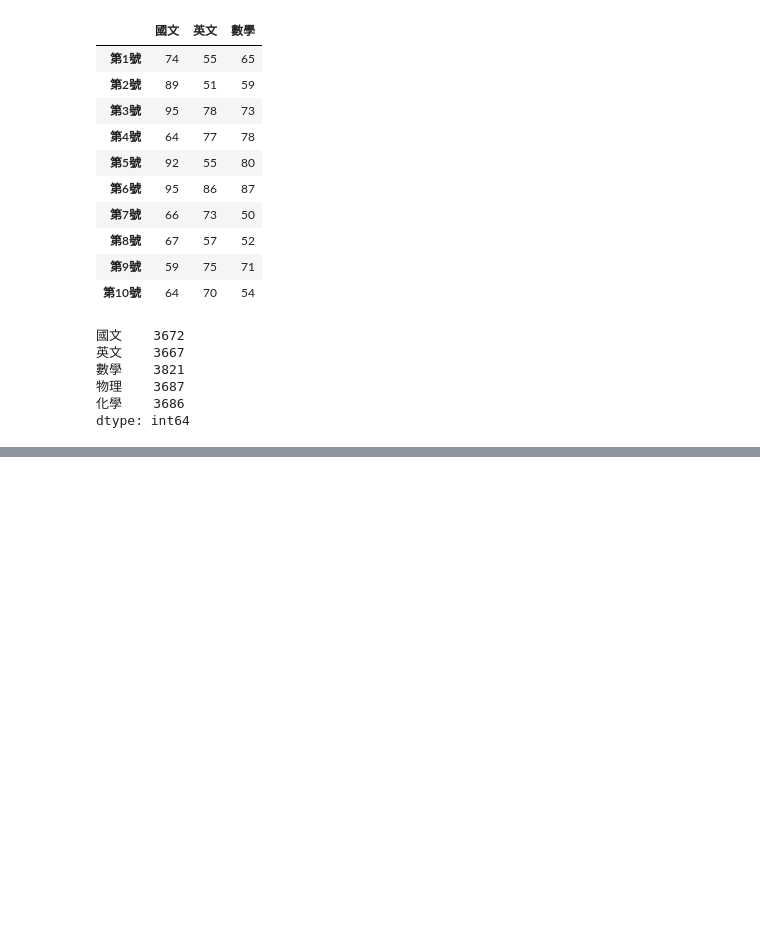
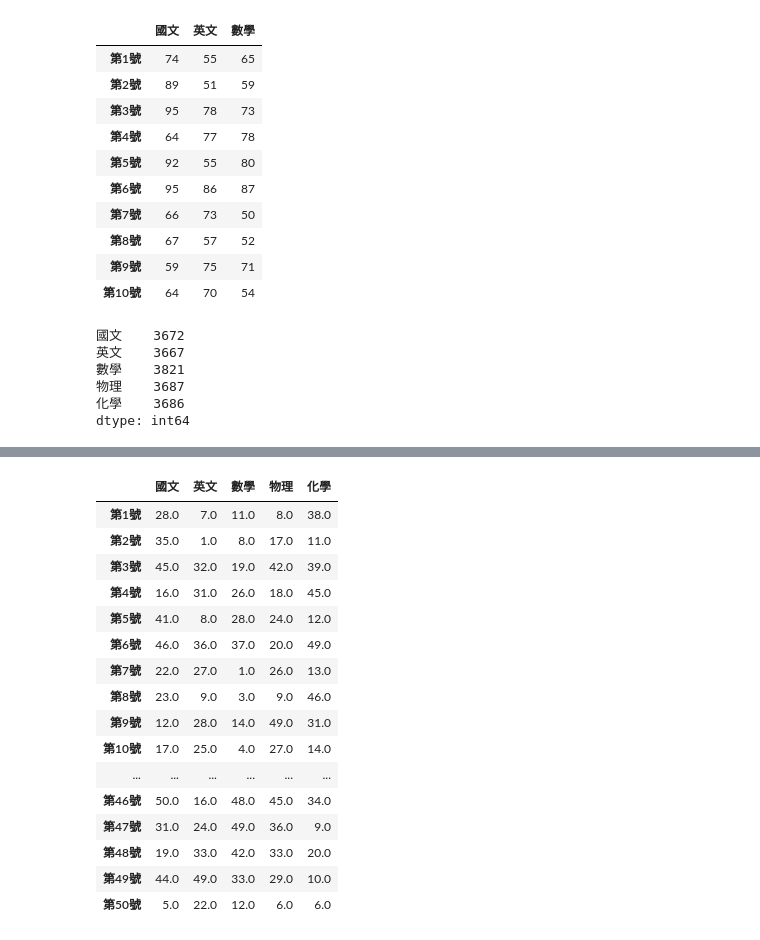
Before and after one commit to Cobratan/_Python-AI_, a Jupyter notebook: lesson11.ipynb, the cells around one changed output, grey strips where cells are left out. Saved outputs shown, nothing was run; the diff lists cells and outputs as text; code cells hidden in the pictures; blank space fills up the shorter version.

```diff
--- a/lesson11.ipynb
+++ b/lesson11.ipynb
@@ -172,0 +213,20 @@ df2
+# %%
+df1.rank(method='first')
+# %% [output]
+|  | 國文 | 英文 | 數學 | 物理 | 化學 |
+| 第1號 | 28.0 | 7.0 | 11.0 | 8.0 | 38.0 |
+| 第2號 | 35.0 | 1.0 | 8.0 | 17.0 | 11.0 |
+| 第3號 | 45.0 | 32.0 | 19.0 | 42.0 | 39.0 |
+| 第4號 | 16.0 | 31.0 | 26.0 | 18.0 | 45.0 |
+| 第5號 | 41.0 | 8.0 | 28.0 | 24.0 | 12.0 |
+| 第6號 | 46.0 | 36.0 | 37.0 | 20.0 | 49.0 |
+| 第7號 | 22.0 | 27.0 | 1.0 | 26.0 | 13.0 |
+| 第8號 | 23.0 | 9.0 | 3.0 | 9.0 | 46.0 |
+| 第9號 | 12.0 | 28.0 | 14.0 | 49.0 | 31.0 |
+| 第10號 | 17.0 | 25.0 | 4.0 | 27.0 | 14.0 |
+| ... | ... | ... | ... | ... | ... |
+| 第46號 | 50.0 | 16.0 | 48.0 | 45.0 | 34.0 |
+| 第47號 | 31.0 | 24.0 | 49.0 | 36.0 | 9.0 |
+| 第48號 | 19.0 | 33.0 | 42.0 | 33.0 | 20.0 |
+| 第49號 | 44.0 | 49.0 | 33.0 | 29.0 | 10.0 |
+| 第50號 | 5.0 | 22.0 | 12.0 | 6.0 | 6.0 |
```
Also changed, not shown: parts of 4 cells of this notebook.
